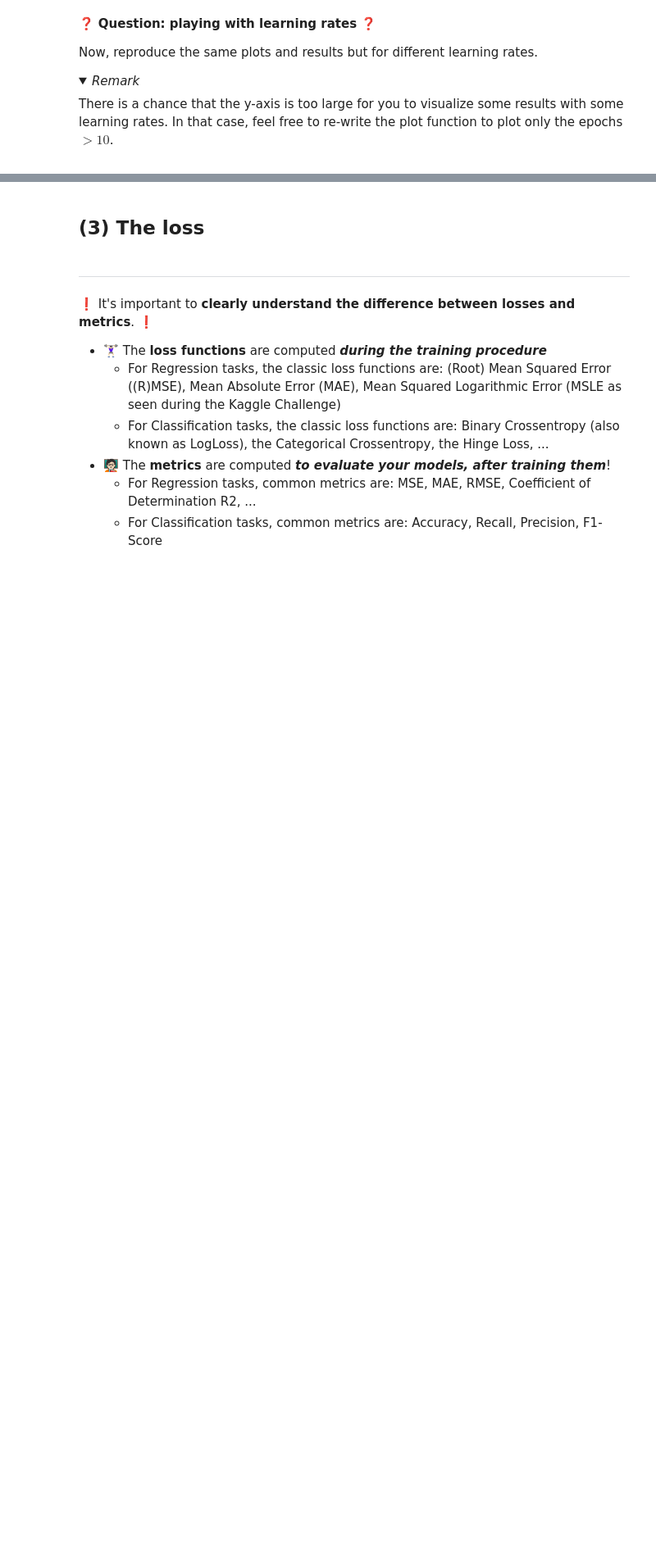
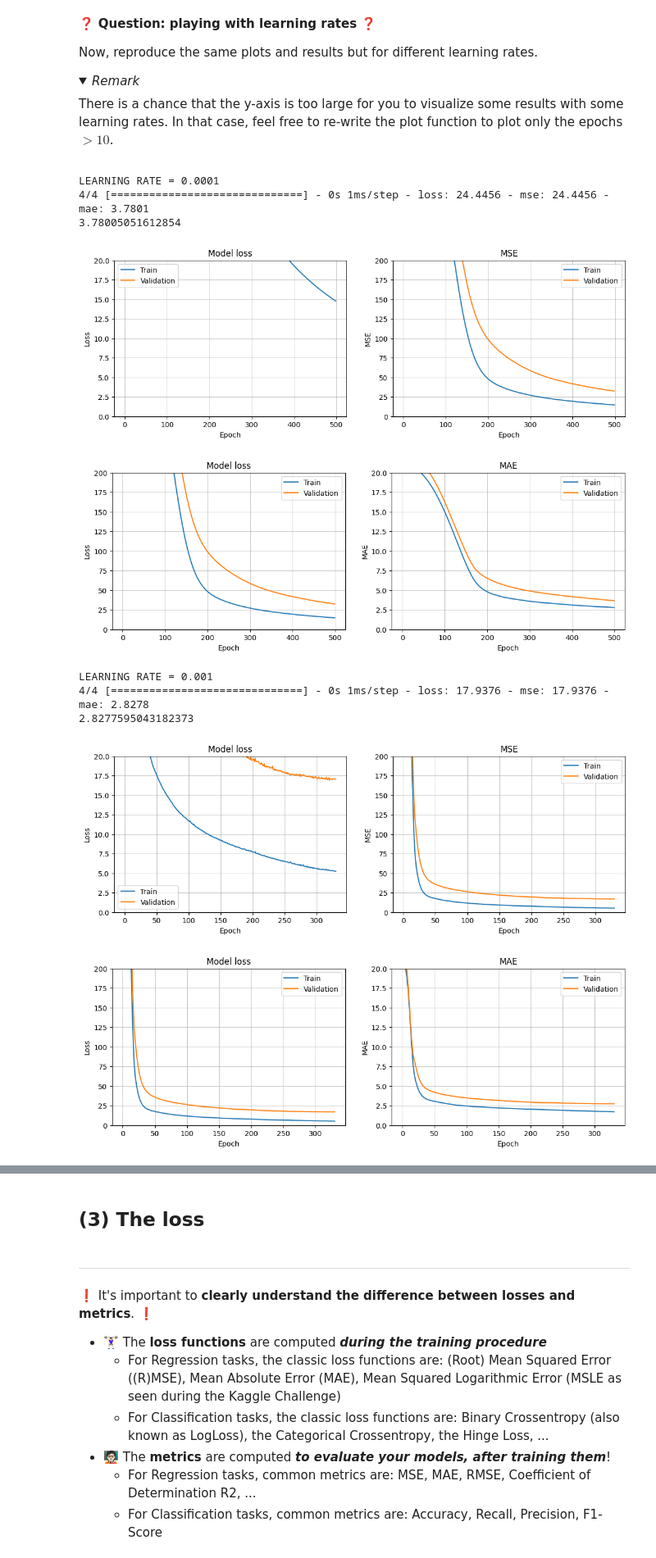
Before and after one commit to jharika23/data-finetune-your-neural-network, a Jupyter notebook: Finetune-and-save-your-neural-network.ipynb, the cells around one changed output, grey strips where cells are left out. Shown at 82% size. Saved outputs shown, nothing was run; the diff lists cells and outputs as text; code cells hidden in the pictures; folded sections open; blank space fills up the shorter version.

```diff
--- a/Finetune-and-save-your-neural-network.ipynb
+++ b/Finetune-and-save-your-neural-network.ipynb
@@ -302,0 +470,35 @@ for learning_rate in learning_rates:
+# %%
+learning_rates = [0.0001, 0.001, 0.01, 0.1, 1, 2]
+results = []
+
+for learning_rate in learning_rates:
+
+    adam = Adam(learning_rate=learning_rate)
+
+    model = initialize_model(X_train_scaled.shape[-1])
+    model = compile_model(model,adam)
+    # Fit the model on the train data
+    history = model.fit(X_train_scaled, y_train,
+                        validation_split = 0.3,
+                        epochs = 500,
+                        batch_size = 16,
+                        verbose = 0,
+                        callbacks = [es])
+
+    # print(history.history.keys())
+    print(f'LEARNING RATE = {learning_rate}')
+    print(model.evaluate(X_test_scaled,y_test)[-1])
+
+    plot_loss_mse(history)
+    plot_loss_mae(history)
+# %% [output]
+LEARNING RATE = 0.0001
+4/4 [==============================] - 0s 1ms/step - loss: 24.4456 - mse: 24.4456 - mae: 3.7801
+3.78005051612854
+[figure, added]
+[figure, added]
+LEARNING RATE = 0.001
+4/4 [==============================] - 0s 1ms/step - loss: 17.9376 - mse: 17.9376 - mae: 2.8278
+2.8277595043182373
+[figure, added]
+[figure, added]
```
Also changed, not shown: parts of 30 cells of this notebook, 1 other file.
